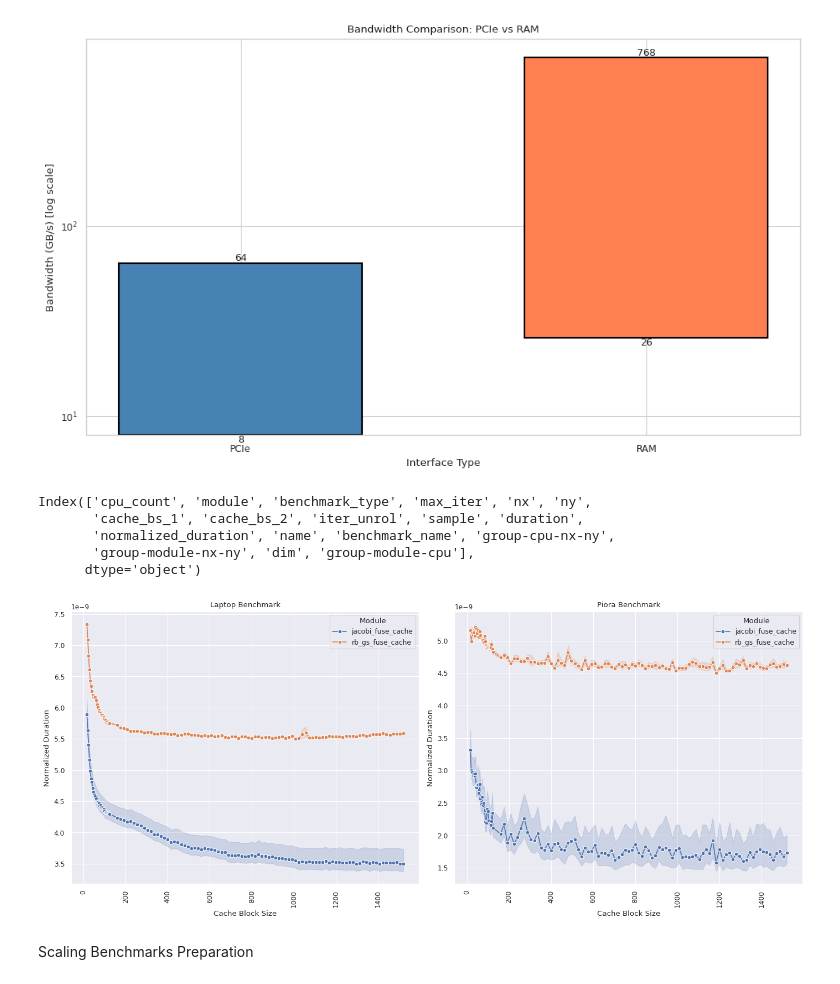
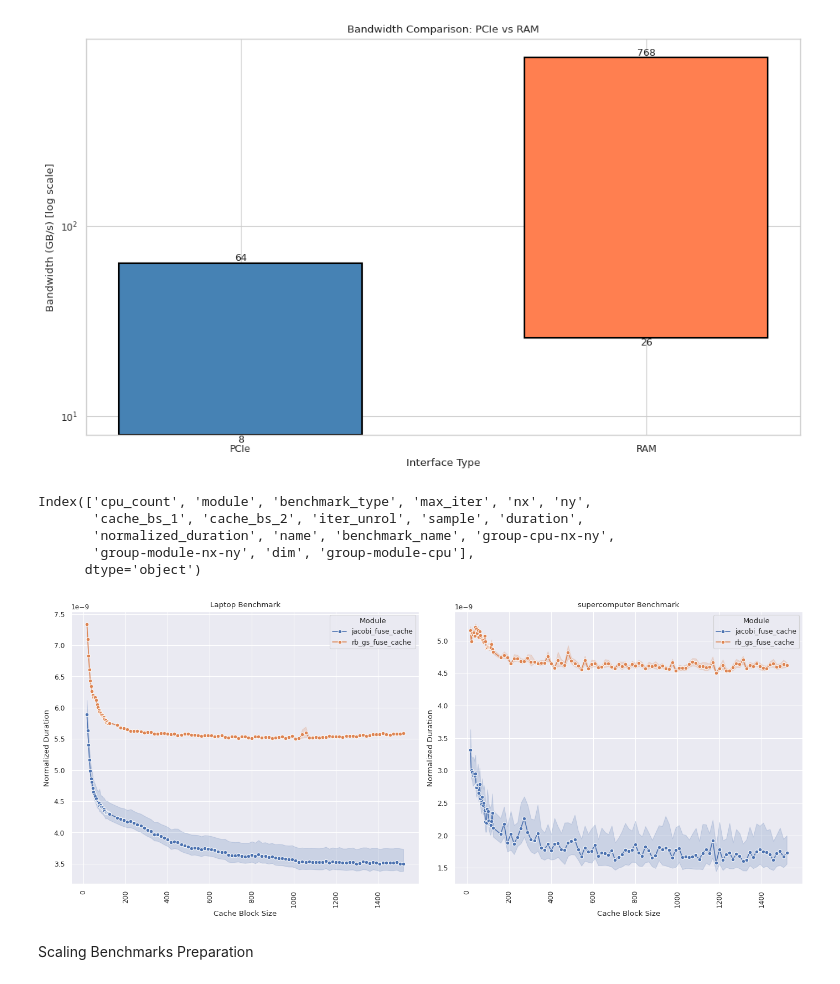
Before and after one commit to MarcelFerrari/Pyroclast, a Jupyter notebook: scripts/thesis/thesis_plots.ipynb, the cells around one changed output. Cells and saved outputs as stored; diff of their text form; code cells hidden in the pictures.

```diff
--- a/scripts/thesis/thesis_plots.ipynb
+++ b/scripts/thesis/thesis_plots.ipynb
@@ -210,55 +210,55 @@ laptop_cache = [
     "/home/alisot2000/Documents/02_ETH/Bachelor_Thesis/Pyroclast/scripts/thesis/benchmark_results_copy/caching/laptop/pcbm_20251127-013422_WHZErFyNC26hfFTjctGu5-eCMgt68sff6U0u2O37gtk=.json"
 ]
 
-piora_cache = [
+supercomputer_cache = [
     "/home/alisot2000/Documents/02_ETH/Bachelor_Thesis/Pyroclast/scripts/thesis/benchmark_results_copy/caching/piora/pcbm_20251126-232109_Rqhe5Qx-yb9ANo0UsM0cQqafacI5dKq5DbILg3lMI20=.json",
     "/home/alisot2000/Documents/02_ETH/Bachelor_Thesis/Pyroclast/scripts/thesis/benchmark_results_copy/caching/piora/pcbm_20251127-030938_vHusnnwIzPYWb80avMAlmsVSJIhkXoqwP-0R-VvIDfg=.json"
 ]
 
 laptop_caches = pd.concat(list(map(lambda p : rp.create_dataframe(rp.load_benchmark_run(p)), laptop_cache)), ignore_index=True)
-piora_caches = pd.concat(list(map(lambda p : rp.create_dataframe(rp.load_benchmark_run(p)), piora_cache)), ignore_index=True)
+supercomputer_caches = pd.concat(list(map(lambda p : rp.create_dataframe(rp.load_benchmark_run(p)), supercomputer_cache)), ignore_index=True)
 
 def add_information(df: pd.DataFrame, benchmark: str) -> pd.DataFrame:
     df["benchmark_name"] = benchmark
     return df
 
-fully_augmented = rp.augment_df(pd.concat([add_information(df=laptop_caches, benchmark="laptop"), add_information(df=piora_caches, benchmark="piora")], ignore_index=True))
+fully_augmented = rp.augment_df(pd.concat([add_information(df=laptop_caches, benchmark="laptop"), add_information(df=supercomputer_caches, benchmark="supercomputer")], ignore_index=True))
 
 print(fully_augmented.columns)
 
 # Create Dual Plot for Pandas
 # Create figure with two subplots side by side
 fig, axes = plt.subplots(1, 2, figsize=(14, 6))
 
 # First plot: laptop data
 laptop_data = fully_augmented[fully_augmented['benchmark_name'] == 'laptop']
 sns.lineplot(data=laptop_data, x='cache_bs_1', y='normalized_duration',
              hue='module', marker='o', ax=axes[0])
 axes[0].set_title('Laptop Benchmark')
 axes[0].set_xlabel('Cache Block Size')
 axes[0].set_ylabel('Normalized Duration')
 axes[0].tick_params(axis='x', rotation=90)
 axes[0].legend(title='Module')
 
-# Second plot: piora data
-piora_data = fully_augmented[fully_augmented['benchmark_name'] == 'piora']
-sns.lineplot(data=piora_data, x='cache_bs_1', y='normalized_duration',
+# Second plot: supercomputer data
+supercomputer_data = fully_augmented[fully_augmented['benchmark_name'] == 'supercomputer']
+sns.lineplot(data=supercomputer_data, x='cache_bs_1', y='normalized_duration',
              hue='module', marker='o', ax=axes[1])
-axes[1].set_title('Piora Benchmark')
+axes[1].set_title('supercomputer Benchmark')
 axes[1].set_xlabel('Cache Block Size')
 axes[1].set_ylabel('Normalized Duration')
 axes[1].tick_params(axis='x', rotation=90)
 axes[1].legend(title='Module')
 
 plt.tight_layout()
 plt.show()
 # %% [output]
 Index(['cpu_count', 'module', 'benchmark_type', 'max_iter', 'nx', 'ny',
        'cache_bs_1', 'cache_bs_2', 'iter_unrol', 'sample', 'duration',
        'normalized_duration', 'name', 'benchmark_name', 'group-cpu-nx-ny',
        'group-module-nx-ny', 'dim', 'group-module-cpu'],
       dtype='object')
-[figure, old version]
+[figure, new version]
 # %% [markdown]
 Scaling Benchmarks Preparation
 # %%
```
Also changed, not shown: parts of 2 cells of this notebook.
